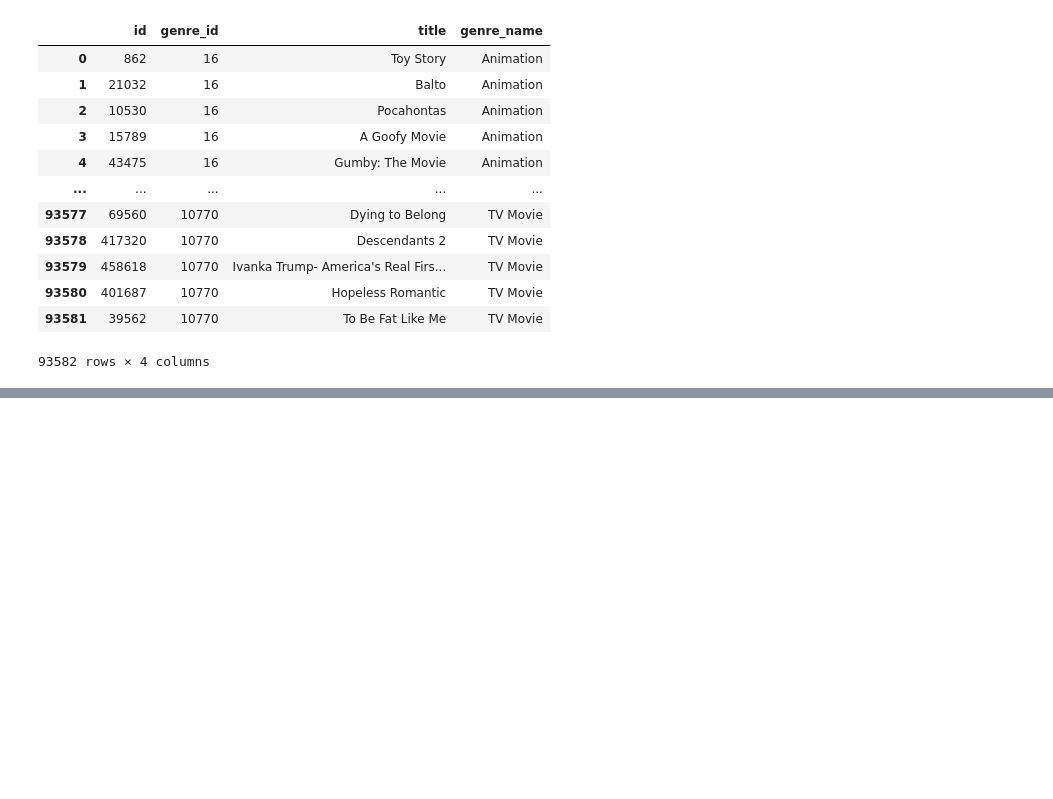
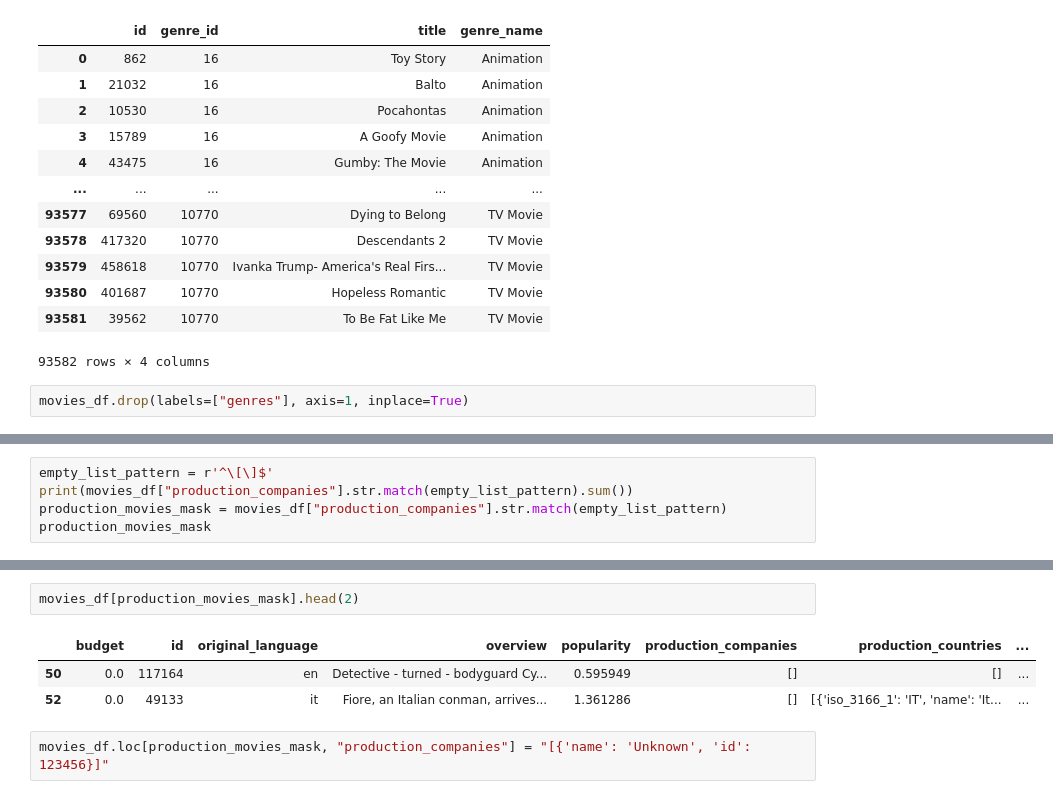
Before and after one commit to someonefrom93/PI_JUL, a Jupyter notebook: etl.ipynb, the cells around one changed output, grey strips where cells are left out. Cells and saved outputs as stored; diff of their text form; blank space fills up the shorter version.

Commit message:
flatting fields // production_companies field (normalization) 1.0

```diff
--- a/etl.ipynb
+++ b/etl.ipynb
@@ -630,3 +630,5 @@ movies_genres_df.merge(movies_df[["id", "title"]], on='id').merge(genres_df, on=
 | 93580 | 401687 | 10770 | Hopeless Romantic | TV Movie |
 | 93581 | 39562 | 10770 | To Be Fat Like Me | TV Movie |
 93582 rows × 4 columns
+# %%
+movies_df.drop(labels=["genres"], axis=1, inplace=True)
@@ -632,0 +649,5 @@ movies_genres_df.merge(movies_df[["id", "title"]], on='id').merge(genres_df, on=
+# %%
+empty_list_pattern = r'^\[\]$'
+print(movies_df["production_companies"].str.match(empty_list_pattern).sum())
+production_movies_mask = movies_df["production_companies"].str.match(empty_list_pattern)
+production_movies_mask
@@ -632,0 +668,8 @@ movies_genres_df.merge(movies_df[["id", "title"]], on='id').merge(genres_df, on=
+# %%
+movies_df[production_movies_mask].head(2)
+# %% [output]
+|  | budget | id | original_language | overview | popularity | production_companies | production_countries | ... |
+| 50 | 0.0 | 117164 | en | Detective - turned - bodyguard Cy... | 0.595949 | [] | [] | ... |
+| 52 | 0.0 | 49133 | it | Fiore, an Italian conman, arrives... | 1.361286 | [] | [{'iso_3166_1': 'IT', 'name': 'It... | ... |
+# %%
+movies_df.loc[production_movies_mask, "production_companies"] = "[{'name': 'Unknown', 'id': 123456}]"
```
Also changed, not shown: parts of 15 cells of this notebook.
